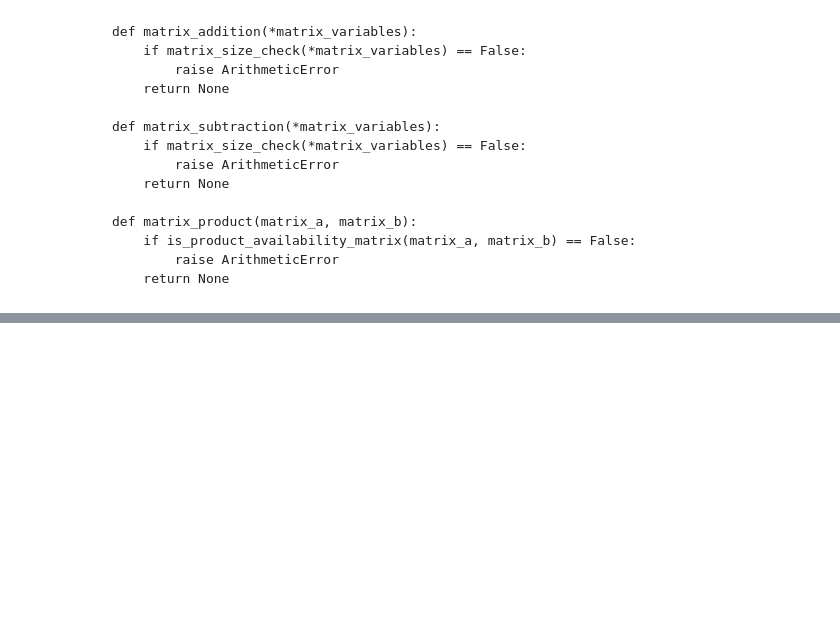
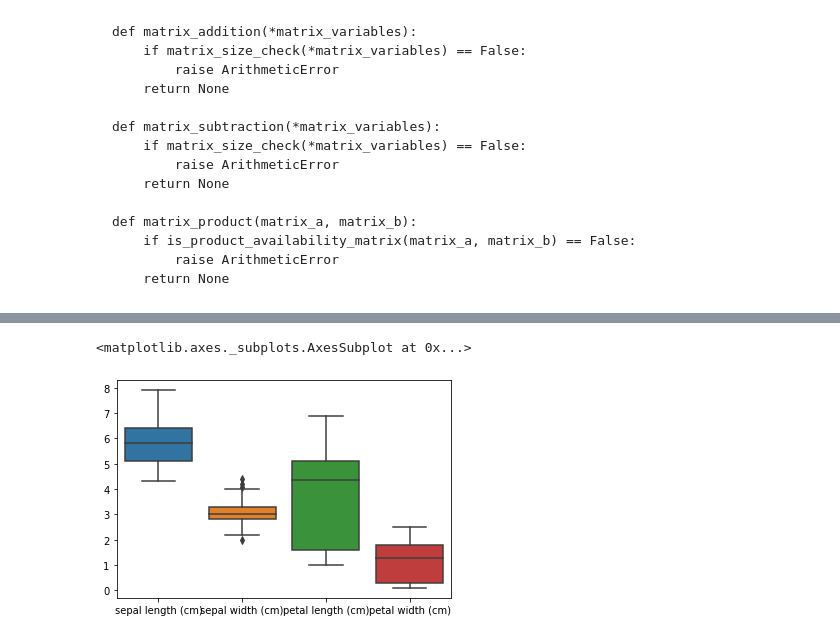
Before and after one commit to ksydata/Algorithm_DataStructure, a Jupyter notebook: Statistics_LinearAlgebra_Study.ipynb, the cells around one changed output, grey strips where cells are left out. Saved outputs shown, nothing was run; the diff lists cells and outputs as text; code cells hidden in the pictures; blank space fills up the shorter version.

```diff
--- a/Statistics_LinearAlgebra_Study.ipynb
+++ b/Statistics_LinearAlgebra_Study.ipynb
@@ -1926,0 +1939,9 @@ def matrix_product(matrix_a, matrix_b):
+# %%
+minMaxScaler = lambda x : (x - x.min()) / (x.max() - x.min())
+  # [최소최대 정규화]
+# score = lambda x: (x - x.mean()) / x.std()
+# df.transform(score)
+  # [z-점수 표준화]
+
+from sklearn.datasets import load_iris
+iris = load_iris()
@@ -1926,0 +1953,3 @@ def matrix_product(matrix_a, matrix_b):
+# %%
+iris = pd.DataFrame(data = iris["data"], columns = iris["feature_names"])
+iris.info()
@@ -1926,0 +1968,5 @@ def matrix_product(matrix_a, matrix_b):
+# %%
+sns.boxplot(data = iris)
+# %% [output]
+<matplotlib.axes._subplots.AxesSubplot at 0x...>
+[figure, added]
```
Also changed, not shown: parts of 14 cells of this notebook.
